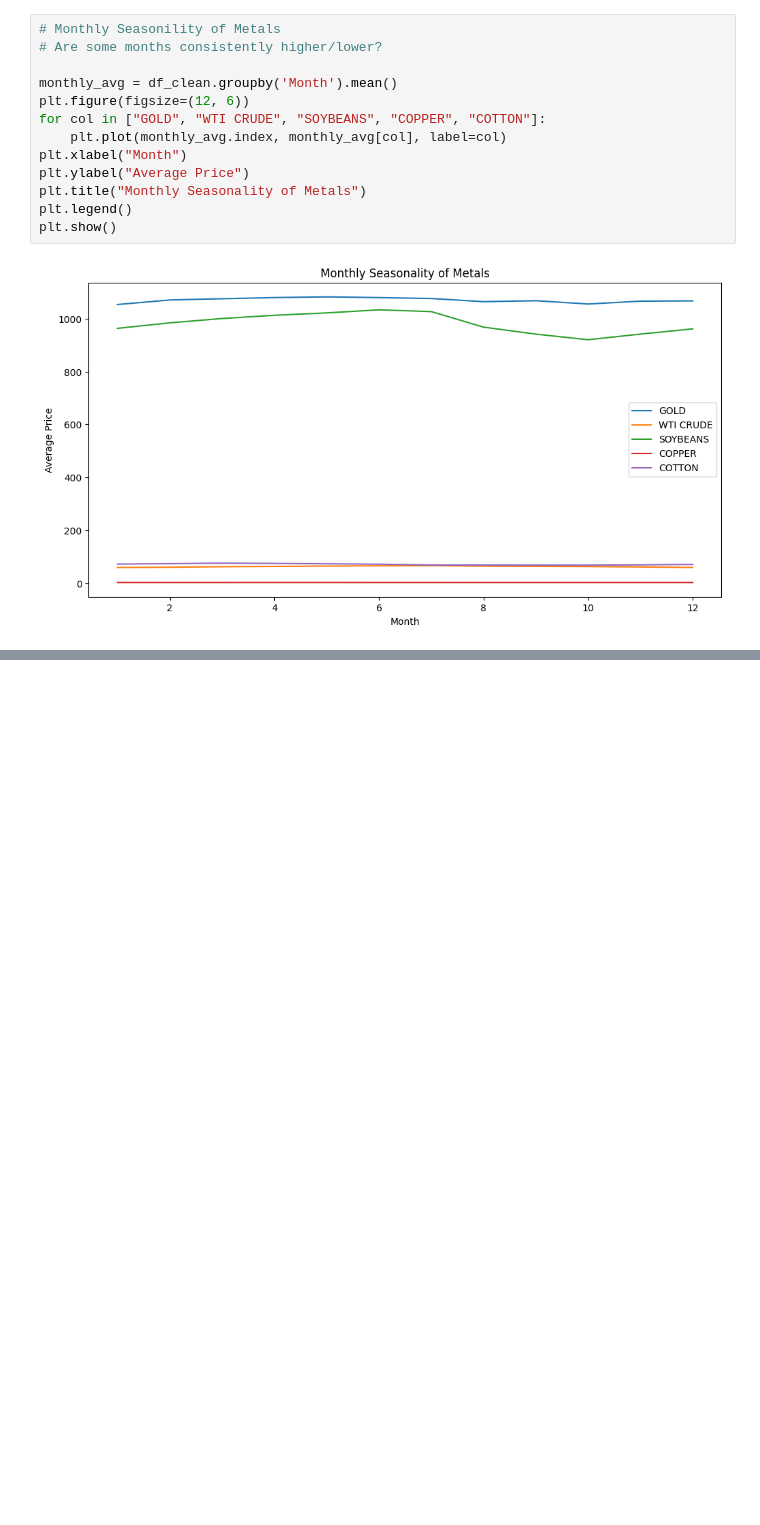
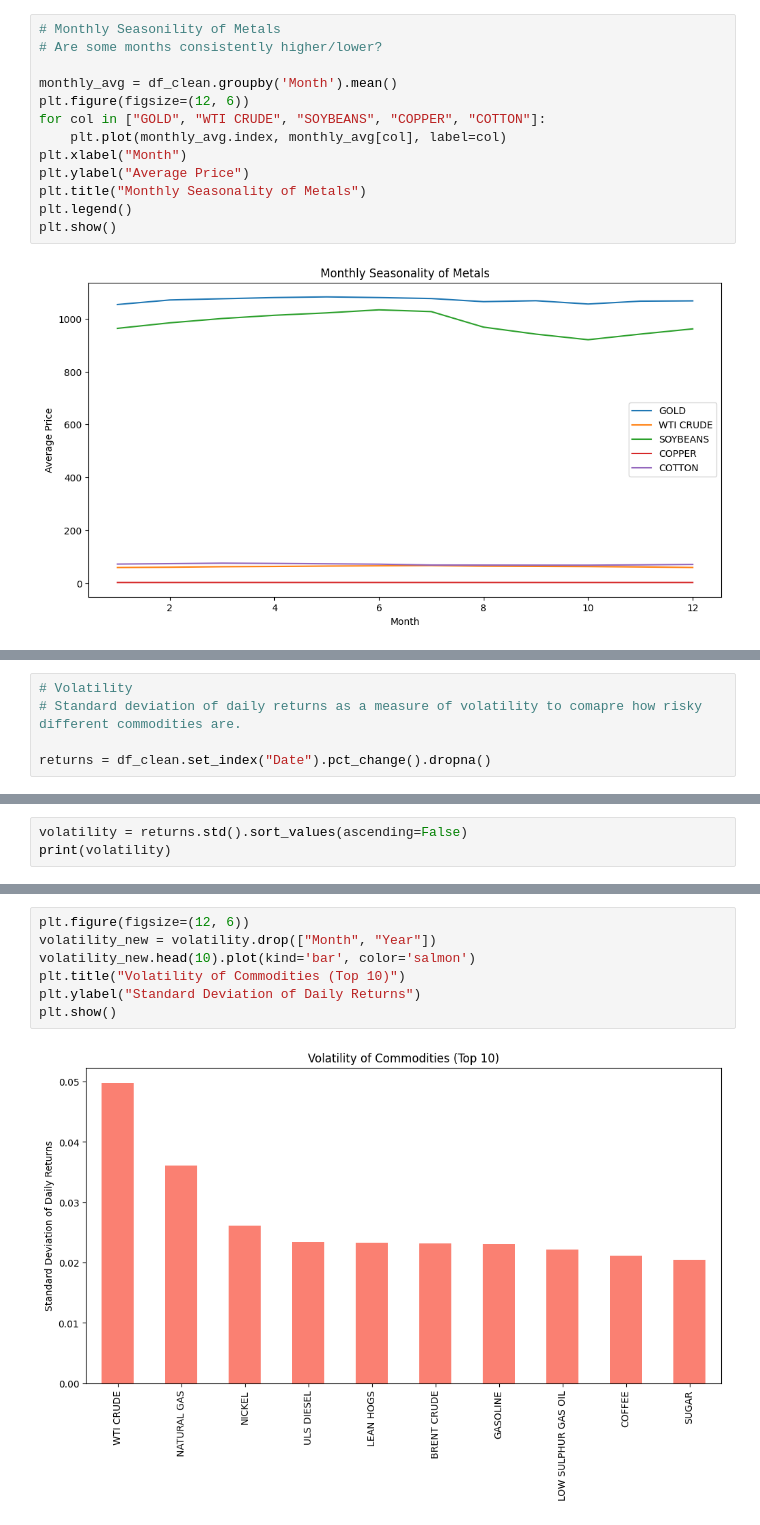
Before and after one commit to KG1234567/EDA_Practice, a Jupyter notebook: EDA/EDA-2.ipynb, the cells around one changed output, grey strips where cells are left out. Drawn from its saved outputs; the diff is of its cells as text; blank space fills up the shorter version.

```diff
--- a/EDA/EDA-2.ipynb
+++ b/EDA/EDA-2.ipynb
@@ -231,0 +247,5 @@ plt.show()
+# %%
+# Volatility
+# Standard deviation of daily returns as a measure of volatility to comapre how risky different commodities are.
+
+returns = df_clean.set_index("Date").pct_change().dropna()
@@ -231,0 +272,3 @@ plt.show()
+# %%
+volatility = returns.std().sort_values(ascending=False)
+print(volatility)
@@ -231,0 +293,9 @@ plt.show()
+# %%
+plt.figure(figsize=(12, 6))
+volatility_new = volatility.drop(["Month", "Year"])
+volatility_new.head(10).plot(kind='bar', color='salmon')
+plt.title("Volatility of Commodities (Top 10)")
+plt.ylabel("Standard Deviation of Daily Returns")
+plt.show()
+# %% [output]
+[figure, added]
```
Also changed, not shown: parts of 3 cells of this notebook.
